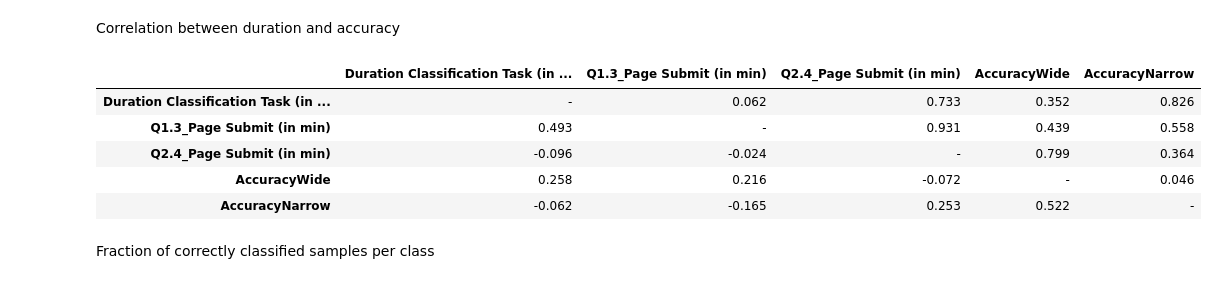
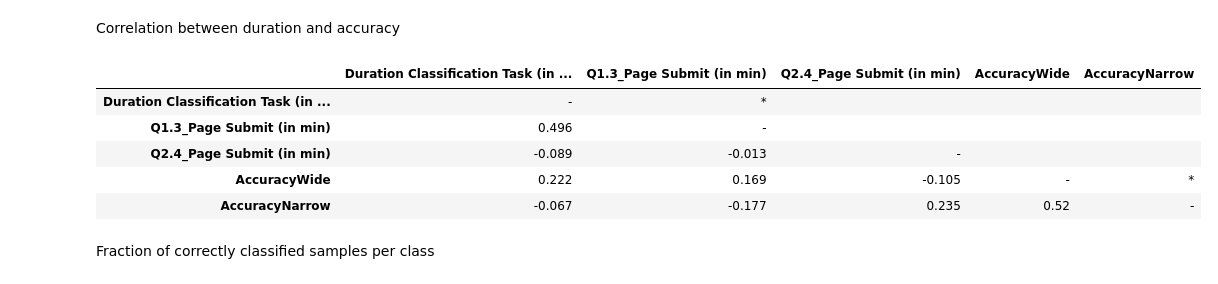
Before and after one commit to derpyninja/re4gt, a Jupyter notebook: notebooks/new/13-fz-qualtrics-survey-analysis.ipynb, the cells around one changed output. Drawn from its saved outputs; the diff is of its cells as text; code cells hidden in the pictures.

```diff
--- a/notebooks/new/13-fz-qualtrics-survey-analysis.ipynb
+++ b/notebooks/new/13-fz-qualtrics-survey-analysis.ipynb
@@ -56,3 +61,11 @@ useful_paths = utils.UsefulPaths()
+# %%
+fpath_raw = os.path.join(useful_paths.data_processed, "survey", "survey_data_raw.csv")
+fpath_fmt = os.path.join(
+    useful_paths.data_processed, "survey", "survey_data_interim.csv"
+)
+fpath_final = os.path.join(
+    useful_paths.data_processed, "survey", "survey_data_processed.csv"
+)
 # %% [markdown]
 #### Read final classifications
 # %%
@@ -380,5 +345,0 @@ Drop answers where **occupation descriptions could not be matched**
-# %%
-df_long_final = df_long_merged_clean_unsure_dropped.dropna(
-    subset=["EthClassificationWide"]
-)
-df_long_final.shape
@@ -387,2 +346,5 @@ df_long_final.shape
+# %%
+if not download_and_preprocess:
+    df_long_final = pd.read_csv(fpath_final, index_col=0)
 # %% [markdown]
 ### Data Analysis
@@ -426,0 +407,27 @@ df_cm_narrow
+# %%
+for drop_outlier_responses in response_data_sets:
+
+    # optionally drop outliers
+    if drop_outlier_responses is not None:
+        df = df_long_final[~df_long_final["RecipientName"].isin(drop_outlier_responses)]
+    else:
+        df = df_long_final
+
+    # wide
+    cm_narrow = metrics.confusion_matrix(
+        y_true=df.EthClassificationNarrow,
+        y_pred=df.RecipientClassification,
+        labels=labels,
+        normalize="true",
+    )
+
+    df_cm_wide = pd.DataFrame(cm_narrow, columns=labels, index=labels)
+
+    oA = metrics.accuracy_score(
+        y_true=df.EthClassificationNarrow, y_pred=df.RecipientClassification
+    )
+
+    print(drop_outlier_responses)
+    print(oA)
+    print(df_cm_wide)
+    print("")
@@ -475,14 +504,14 @@ Correlation between duration and accuracy
 # %%
 import pingouin as pg
 
-df_overall_accuracy.rcorr(upper="pval", stars=False)
+df_overall_accuracy.rcorr(upper="pval", stars=True)
 # %% [output]
 |  | Duration Classification Task (in ... | Q1.3_Page Submit (in min) | Q2.4_Page Submit (in min) | AccuracyWide | AccuracyNarrow |
-| Duration Classification Task (in ... | - | 0.062 | 0.733 | 0.352 | 0.826 |
-| Q1.3_Page Submit (in min) | 0.493 | - | 0.931 | 0.439 | 0.558 |
-| Q2.4_Page Submit (in min) | -0.096 | -0.024 | - | 0.799 | 0.364 |
-| AccuracyWide | 0.258 | 0.216 | -0.072 | - | 0.046 |
-| AccuracyNarrow | -0.062 | -0.165 | 0.253 | 0.522 | - |
+| Duration Classification Task (in ... | - | * |  |  |  |
+| Q1.3_Page Submit (in min) | 0.496 | - |  |  |  |
+| Q2.4_Page Submit (in min) | -0.089 | -0.013 | - |  |  |
+| AccuracyWide | 0.222 | 0.169 | -0.105 | - | * |
+| AccuracyNarrow | -0.067 | -0.177 | 0.235 | 0.52 | - |
 # %% [markdown]
 Fraction of correctly classified samples per class
 # %%
```
Also changed, not shown: parts of 43 cells of this notebook, 5 other files.
